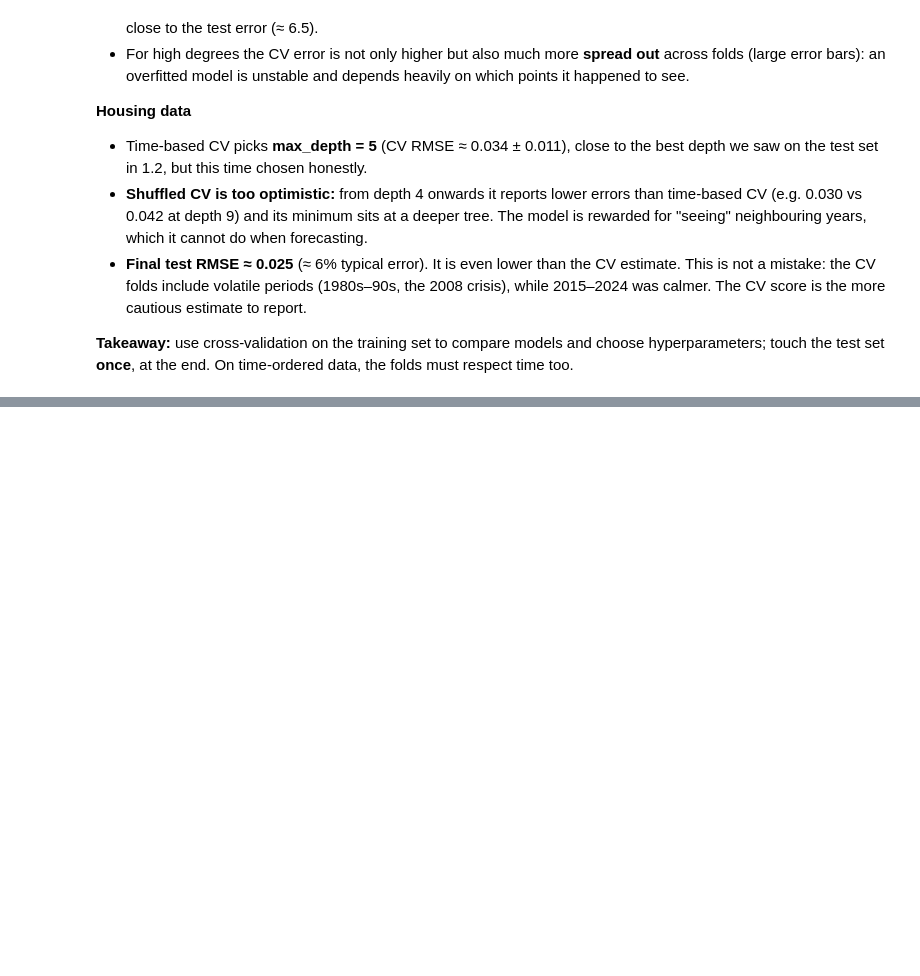
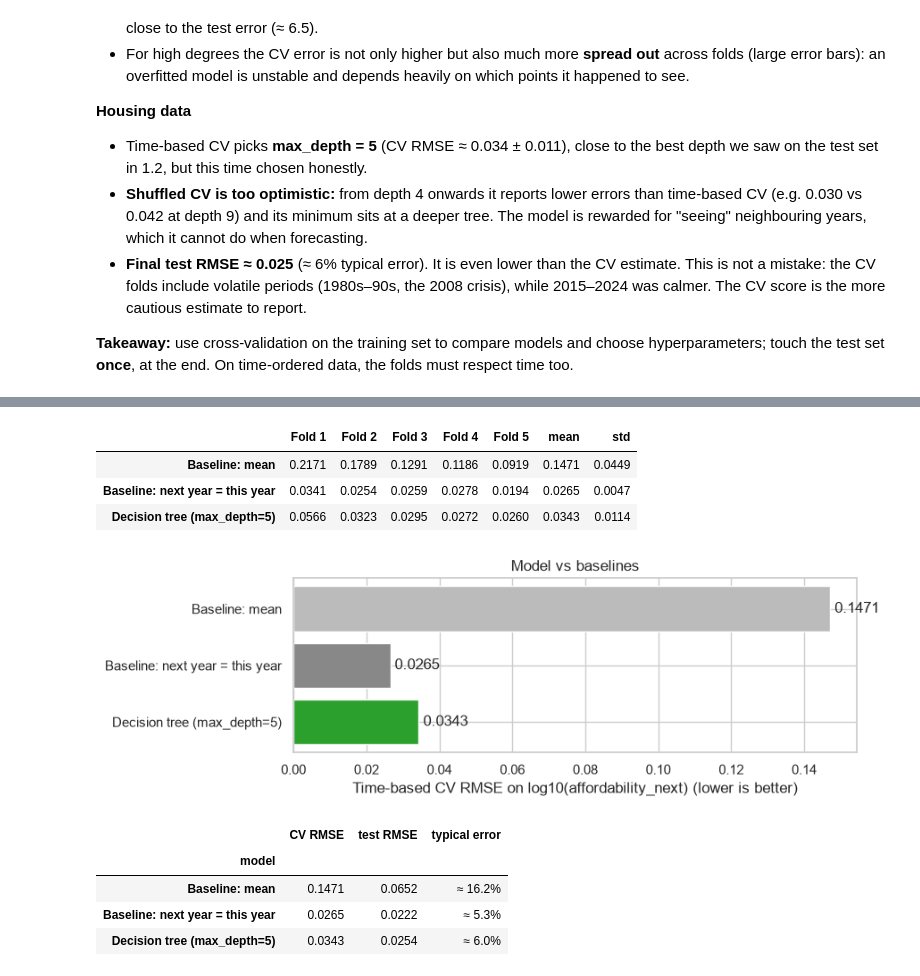
Before and after one commit to iaac-maai/Group8-day1-assignment, a Jupyter notebook: notebook/Day2_models.ipynb, the cells around one changed output, grey strips where cells are left out. Cells and saved outputs as stored; diff of their text form; code cells hidden in the pictures; blank space fills up the shorter version.

Commit message:
Day 2: add section 1.4 baselines

```diff
--- a/notebook/Day2_models.ipynb
+++ b/notebook/Day2_models.ipynb
@@ -456,0 +506,62 @@ test RMSE:          0.0254  (≈ 6.0% typical error on affordability)
+# %%
+from sklearn.dummy import DummyRegressor
+from sklearn.base import BaseEstimator, RegressorMixin
+from sklearn.model_selection import cross_validate
+
+class PersistenceRegressor(RegressorMixin, BaseEstimator):
+    """Baseline: next year's affordability = this year's affordability."""
+    def fit(self, X, y):
+        return self  # nothing to learn
+
+    def predict(self, X):
+        return np.log10(X["affordability"].to_numpy())
+
+models = {
+    "Baseline: mean": DummyRegressor(strategy="mean"),
+    "Baseline: next year = this year": PersistenceRegressor(),
+    f"Decision tree (max_depth={best_depth})": DecisionTreeRegressor(max_depth=best_depth, random_state=42),
+}
+
+fold_scores = {}
+for name, model in models.items():
+    res = cross_validate(model, X_train, y_train, cv=time_folds,
+                         scoring="neg_root_mean_squared_error")
+    fold_scores[name] = -res["test_score"]
+
+fold_table = pd.DataFrame(fold_scores, index=[f"Fold {i + 1}" for i in range(5)]).T
+fold_table["mean"] = fold_table.mean(axis=1)
+fold_table["std"] = fold_table.iloc[:, :5].std(axis=1, ddof=0)
+fold_table.round(4)
+# %% [output]
+|  | Fold 1 | Fold 2 | Fold 3 | Fold 4 | Fold 5 | mean | std |
+| Baseline: mean | 0.2171 | 0.1789 | 0.1291 | 0.1186 | 0.0919 | 0.1471 | 0.0449 |
+| Baseline: next year = this year | 0.0341 | 0.0254 | 0.0259 | 0.0278 | 0.0194 | 0.0265 | 0.0047 |
+| Decision tree (max_depth=5) | 0.0566 | 0.0323 | 0.0295 | 0.0272 | 0.0260 | 0.0343 | 0.0114 |
+# %%
+# final check on the test set, once, for the baselines and the tree
+test_rows = []
+for name, model in models.items():
+    model.fit(X_train, y_train)
+    rmse = root_mean_squared_error(y_test, model.predict(X_test))
+    test_rows.append({"model": name, "CV RMSE": fold_table.loc[name, "mean"], "test RMSE": rmse,
+                      "typical error": f"≈ {10 ** rmse - 1:.1%}"})
+results = pd.DataFrame(test_rows).set_index("model")
+
+fig, ax = plt.subplots(figsize=(9, 3))
+ax.barh(results.index, results["CV RMSE"], color=["#bbbbbb", "#888888", "tab:green"])
+for i, v in enumerate(results["CV RMSE"]):
+    ax.text(v, i, f" {v:.4f}", va="center")
+ax.invert_yaxis()
+ax.set_xlabel("Time-based CV RMSE on log10(affordability_next) (lower is better)")
+ax.set_title("Model vs baselines")
+plt.tight_layout()
+plt.show()
+
+results.round(4)
+# %% [output]
+[figure, added]
+|  | CV RMSE | test RMSE | typical error |
+| model |  |  |  |
+| Baseline: mean | 0.1471 | 0.0652 | ≈ 16.2% |
+| Baseline: next year = this year | 0.0265 | 0.0222 | ≈ 5.3% |
+| Decision tree (max_depth=5) | 0.0343 | 0.0254 | ≈ 6.0% |
```
Also changed, not shown: parts of 4 cells of this notebook.
